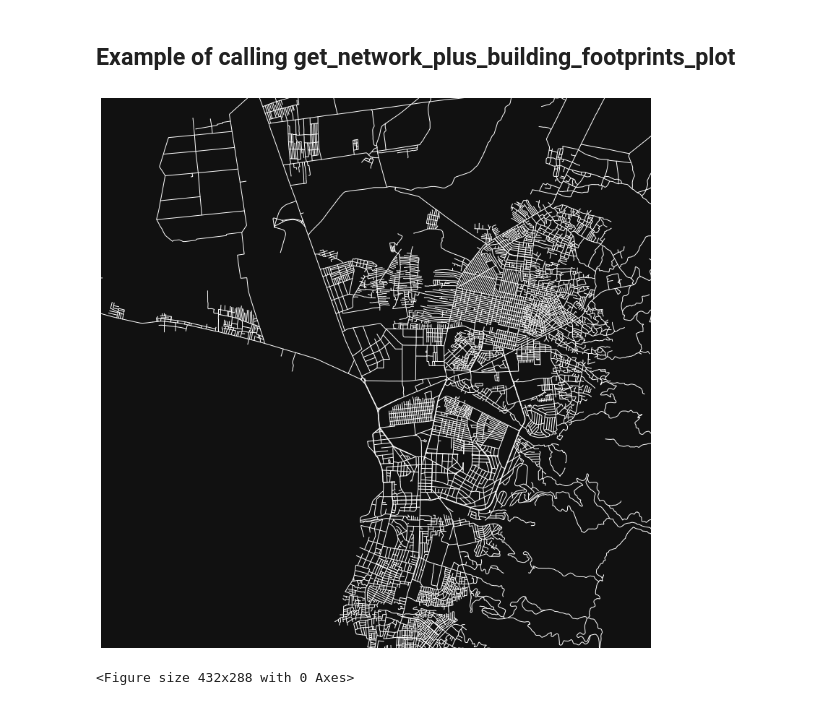
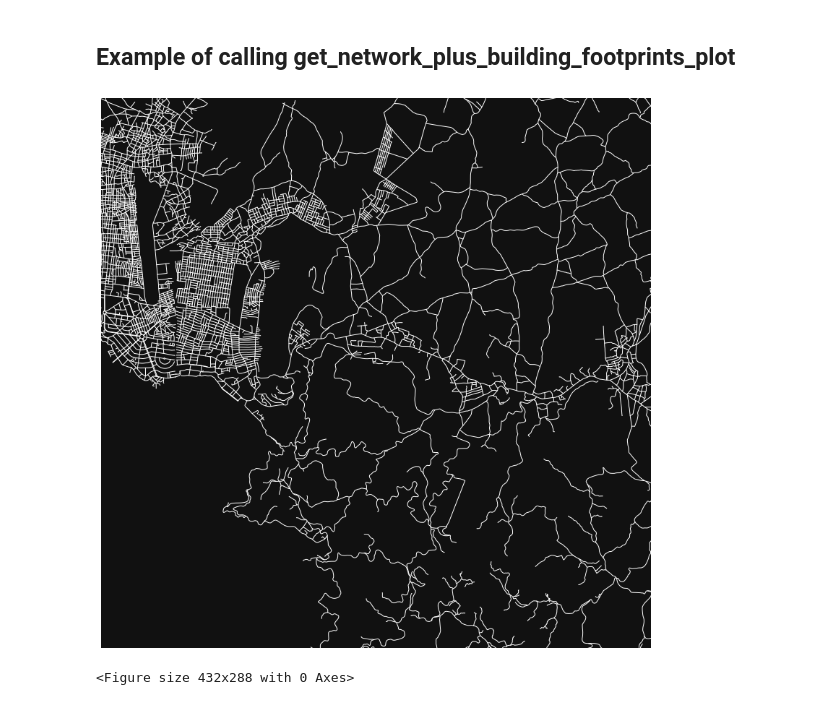
Before and after one commit to worldbank/CityScan, a Jupyter notebook: road_network_analysis/CityScan_Betweenness_Centrality_and_Bearings.ipynb, the cells around one changed output. Saved outputs shown, nothing was run; the diff lists cells and outputs as text; code cells hidden in the pictures.

```diff
--- a/road_network_analysis/CityScan_Betweenness_Centrality_and_Bearings.ipynb
+++ b/road_network_analysis/CityScan_Betweenness_Centrality_and_Bearings.ipynb
@@ -537,8 +498,14 @@ time_elapsed
 ## Example of calling get_network_plus_building_footprints_plot
 # %%
 # cover page
-get_network_plus_building_footprints_plot('Bujumbura_AOI',(-3.3589757,29.3489261),network_type='drive', bldg_color='orange', dpi=90,
-             dist=8200, default_width=1, street_widths={'secondary':1,'primary':1})
+get_network_plus_building_footprints_plot('rubavu_AOI_4326',
+                                          (-1.6968392, 29.2907257),
+                                          network_type = 'drive',
+                                          bldg_color = 'orange',
+                                          dpi = 90,
+                                          dist = 7000,
+                                          default_width = 1,
+                                          street_widths = {'secondary': 1, 'primary': 1})
 # %% [output]
-[figure, old version]
+[figure, new version]
 <Figure size 432x288 with 0 Axes>
```
Also changed, not shown: parts of 5 cells of this notebook, 29 other files.
